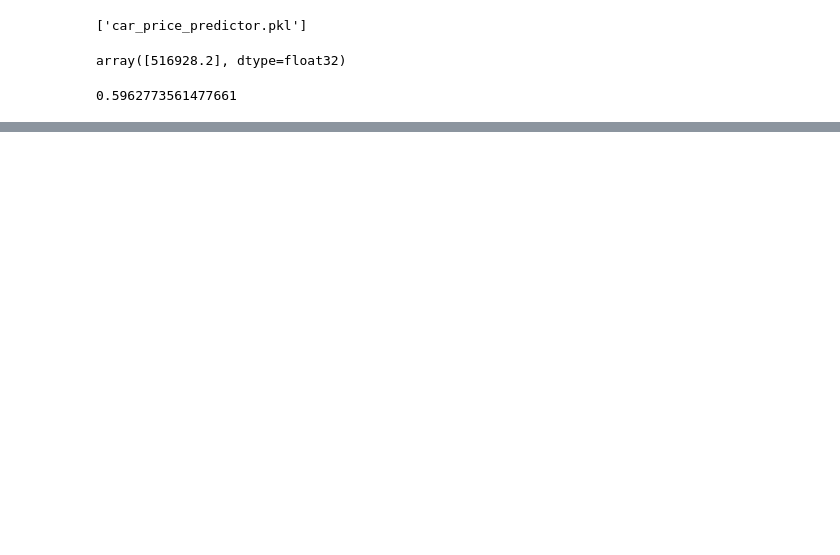
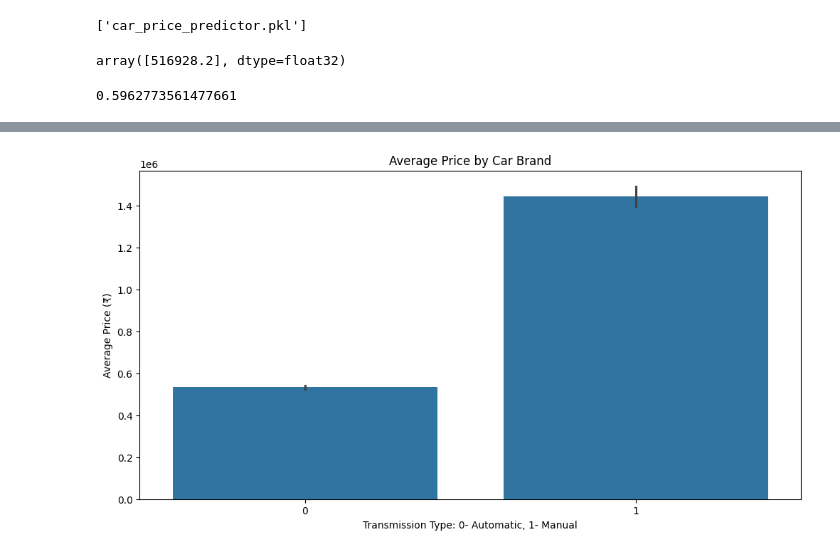
Before and after one commit to lakshyaarya001/TorqueX, a Jupyter notebook: app/CarPrediction.ipynb, the cells around one changed output, grey strips where cells are left out. Drawn from its saved outputs; the diff is of its cells as text; code cells hidden in the pictures; blank space fills up the shorter version.

```diff
--- a/app/CarPrediction.ipynb
+++ b/app/CarPrediction.ipynb
@@ -313,0 +319,10 @@ xgb_model.score(X_test_aligned, y_test)
+# %%
+plt.figure(figsize=(12, 6))
+sns.barplot(x='Transmission', y='Price', data=data)
+plt.title('Average Price by Car Brand')
+plt.xlabel('Transmission Type: 0- Automatic, 1- Manual')
+plt.ylabel('Average Price (₹)')
+plt.xticks(rotation=0)
+plt.show()
+# %% [output]
+[figure, added]
```
Also changed, not shown: parts of 3 cells of this notebook, 1 other file.
